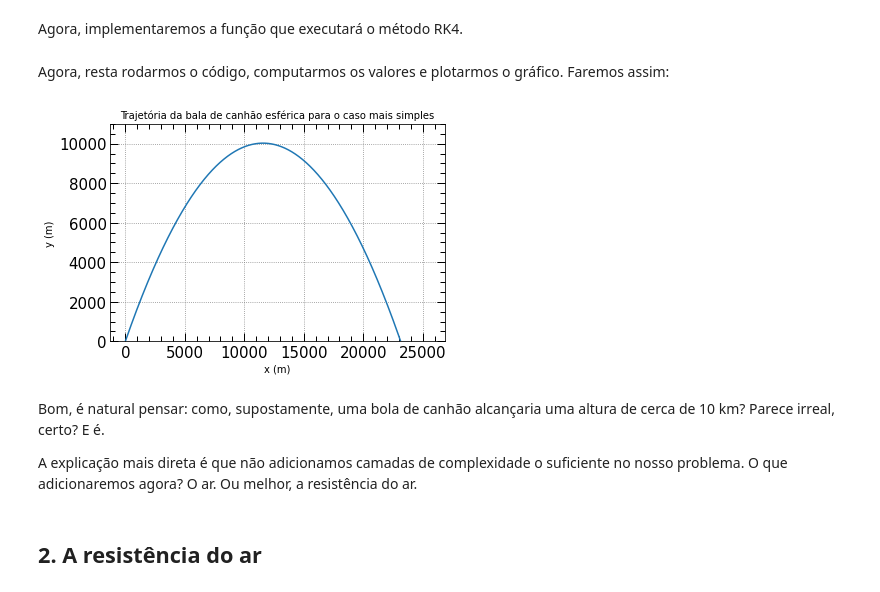
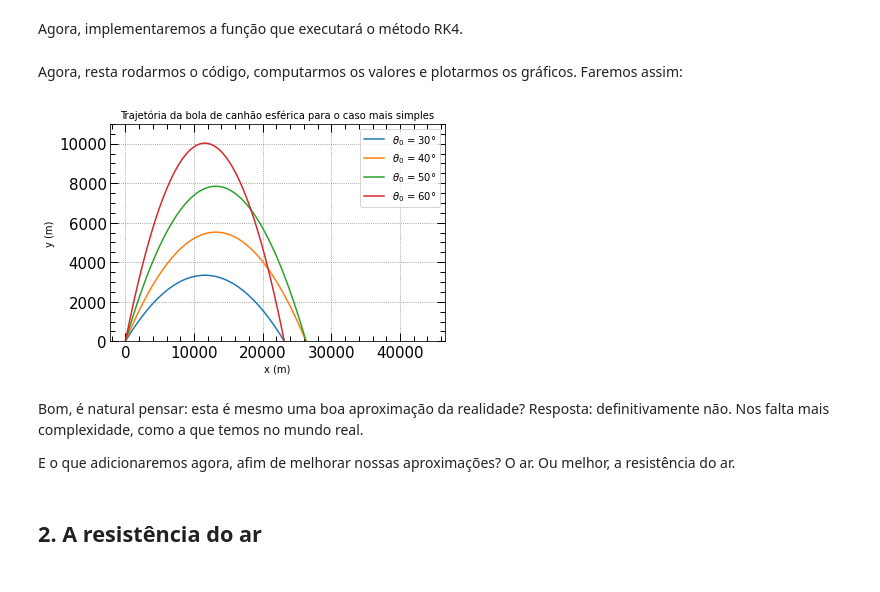
Before and after one commit to moseseusueus/PET.py, a Jupyter notebook: Notebooks/Lançamento de projéteis, uma introdução.ipynb, the cells around one changed output. Cells and saved outputs as stored; diff of their text form; code cells hidden in the pictures.

```diff
--- a/Notebooks/Lançamento de projéteis, uma introdução.ipynb
+++ b/Notebooks/Lançamento de projéteis, uma introdução.ipynb
@@ -154,6 +154,6 @@ Em código, colocamos da seguinte maneira, já convertendo os valores de $v_0$ e
 # %%
 v0 = 512
-theta0 = 60*np.pi/180
+theta0 = np.array([30*np.pi/180, 40*np.pi/180, 50*np.pi/180, 60*np.pi/180])
 x, y = 0, 0
 
 vx0 = v0*np.cos(theta0)
@@ -165,5 +165,8 @@ Agora, resta implementarmos o método RK4. Para isso, definiremos primeiramente
 # %%
-r = np.array([x, vx0, y, vy0],float)
+r30 = np.array([x, vx0[0], y, vy0[0]],float)
+r40 = np.array([x, vx0[1], y, vy0[1]],float)
+r50 = np.array([x, vx0[2], y, vy0[2]],float)
+r60 = np.array([x, vx0[3], y, vy0[3]],float)
 t1, t2 = 0, 100.0
 N = 5000
 h = (t2-t1)/N
@@ -191,33 +194,53 @@ def RK4(r,t):
     k4 = h*f(r+k3,t+h)
     return r+(1/6)*(k1+2*k2+2*k3+k4)
 # %% [markdown]
-Agora, resta rodarmos o código, computarmos os valores e plotarmos o gráfico. Faremos assim:
+Agora, resta rodarmos o código, computarmos os valores e plotarmos os gráficos. Faremos assim:
 # %%
-# Definindo as listas que conterão os valores
+# Definindo as listas que conterão os pontos x e y
 tempos = np.linspace(t1, t2, N)
-y_list = []
-x_list = []
+xpoints_30 = []
+ypoints_30 = []
+xpoints_40 = []
+ypoints_40 = []
+xpoints_50 = []
+ypoints_50 = []
+xpoints_60 = []
+ypoints_60 = []
 
 # Computando os valores pelo método RK4
 for t in tempos:
-    r = RK4(r,t)
-    x_list.append(r[0])
-    y_list.append(r[2])
+    r30 = RK4(r30,t)
+    r40 = RK4(r40,t)
+    r50 = RK4(r50,t)
+    r60 = RK4(r60,t)
 
-# Plotando o gráfico da trajetória e a linha de referência
+    xpoints_30.append(r30[0])
+    ypoints_30.append(r30[2])
+    xpoints_40.append(r40[0])
+    ypoints_40.append(r40[2])
+    xpoints_50.append(r50[0])
+    ypoints_50.append(r50[2])
+    xpoints_60.append(r60[0])
+    ypoints_60.append(r60[2])
+
+# Plotando os gráficos das trajetórias
 opt_plot()
-plt.title("Trajetória da bala de canhão esférica para o caso mais simples", fontsize = 10)
-plt.plot(x_list, y_list)
+plt.title("Trajetória da bola de canhão esférica para o caso mais simples", fontsize = 10)
+plt.plot(xpoints_30, ypoints_30, label = "$\\theta_0$ = 30°")
+plt.plot(xpoints_40, ypoints_40, label = "$\\theta_0$ = 40°")
+plt.plot(xpoints_50, ypoints_50, label = "$\\theta_0$ = 50°")
+plt.plot(xpoints_60, ypoints_60, label = "$\\theta_0$ = 60°")
 plt.xlabel("x (m)")
 plt.ylabel("y (m)")
+plt.legend()
 plt.ylim(0, 1.1e4)
 plt.show()
 # %% [output]
-[figure, old version]
+[figure, new version]
-# %% [markdown]
-Bom, é natural pensar: como, supostamente, uma bola de canhão alcançaria uma altura de cerca de 10 km? Parece irreal, certo? E é.
-
-A explicação mais direta é que não adicionamos camadas de complexidade o suficiente no nosso problema. O que adicionaremos agora? O ar. Ou melhor, a resistência do ar.
+# %% [markdown]
+Bom, é natural pensar: esta é mesmo uma boa aproximação da realidade? Resposta: definitivamente não. Nos falta mais complexidade, como a que temos no mundo real.
+
+E o que adicionaremos agora, afim de melhorar nossas aproximações? O ar. Ou melhor, a resistência do ar.
 # %% [markdown]
 ## 2. A resistência do ar
 # %% [markdown]
```
Also changed, not shown: parts of 25 cells of this notebook, 1 other file.
